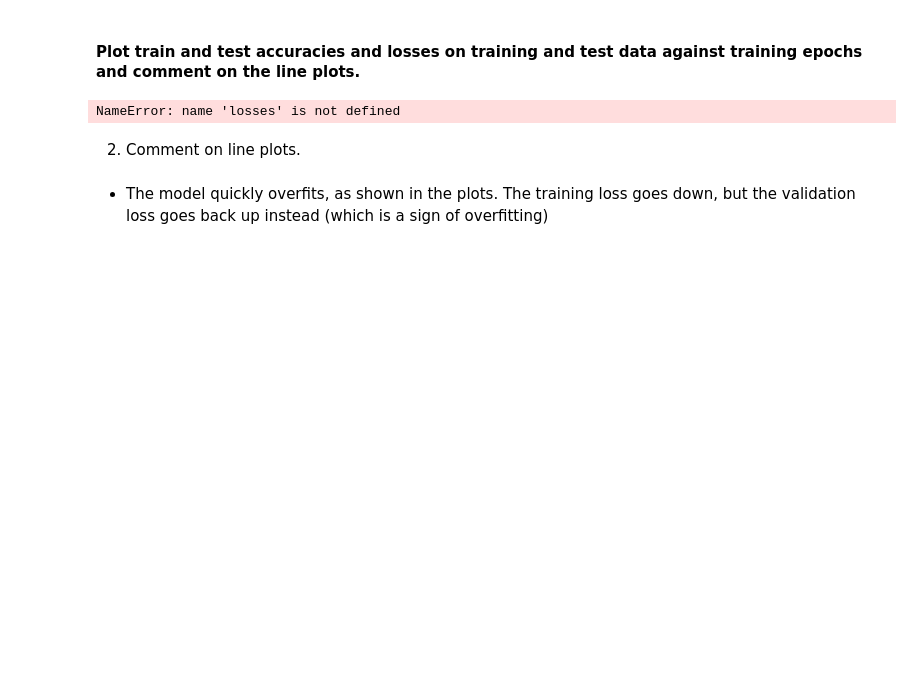
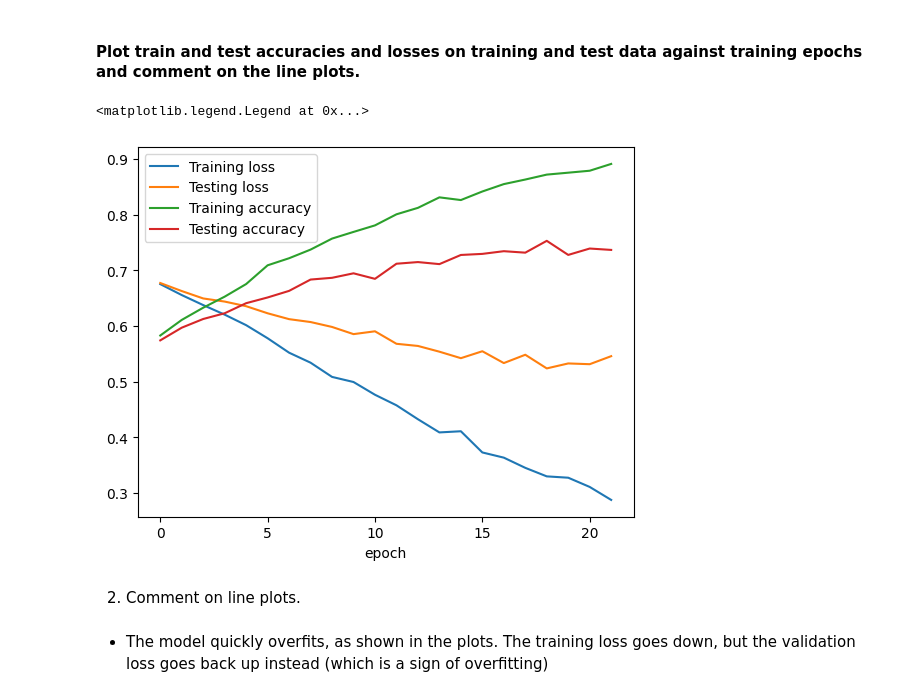
Before and after one commit to tohhongxiang123/CZ4042-Assignment, a Jupyter notebook: PartA_1.ipynb, the cells around one changed output. Drawn from its saved outputs; the diff is of its cells as text; code cells hidden in the pictures; blank space fills up the shorter version.

```diff
--- a/PartA_1.ipynb
+++ b/PartA_1.ipynb
@@ -34,20 +34,23 @@ set_seed()
 # %%
 class MLP(nn.Module):
     def __init__(self, no_features, no_hidden, no_labels):
-        super().__init__()
+        super(MLP, self).__init__()
         self.mlp_stack = nn.Sequential(
+            # input
             nn.Linear(no_features, no_hidden),
-            nn.ReLU(),
 
-            nn.Dropout(0.2),
             nn.Linear(no_hidden, no_hidden),
             nn.ReLU(),
+            nn.Dropout(0.2),
 
-            nn.Dropout(0.2),
             nn.Linear(no_hidden, no_hidden),
             nn.ReLU(),
+            nn.Dropout(0.2),
 
+            nn.Linear(no_hidden, no_hidden),
+            nn.ReLU(),
             nn.Dropout(0.2),
+
             nn.Linear(no_hidden, no_labels),
             nn.Sigmoid()
         )
@@ -125,7 +128,7 @@ loss_fn = nn.BCELoss()
 # %%
 from common_utils import EarlyStopper
 
-epochs = 100
+num_epochs = 100
 
 losses_train = []
 losses_test = []
@@ -135,14 +138,15 @@ accuracies_test = []
 
 early_stopper = EarlyStopper(patience=3)
 
-for i in range(epochs):
+for i in range(num_epochs):
     # prepare model for training
     model.train()
     for X_batch, y_batch in train_dataloader:
+        optimizer.zero_grad()
+
         y_pred = model(X_batch)
         loss = loss_fn(y_pred, y_batch)
 
-        optimizer.zero_grad()
         loss.backward()
         optimizer.step()
 
@@ -152,7 +156,7 @@ for i in range(epochs):
         overall_accuracy = []
 
         for X_batch, y_batch in train_dataloader:
-            y_pred = model.forward(X_batch)
+            y_pred = model(X_batch)
 
             accuracy = (y_pred.round() == y_batch).float().mean()
             accuracy = float(accuracy)
@@ -168,7 +172,7 @@ for i in range(epochs):
         overall_accuracy = []
 
         for X_batch, y_batch in test_dataloader:
-            y_pred = model.forward(X_batch)
+            y_pred = model(X_batch)
 
             accuracy = (y_pred.round() == y_batch).float().mean()
             accuracy = float(accuracy)
@@ -194,16 +199,16 @@ Early stop at epoch 19
 #### Plot train and test accuracies and losses on training and test data against training epochs and comment on the line plots.
 # %%
 # YOUR CODE HERE
-losses
 plt.plot(losses_train, label="Training loss")
 plt.plot(losses_test, label="Testing loss")
 plt.plot(accuracies_train, label="Training accuracy")
 plt.plot(accuracies_test, label="Testing accuracy")
 
 plt.xlabel("epoch")
 plt.legend()
 # %% [output]
-NameError: name 'losses' is not defined
+<matplotlib.legend.Legend at 0x...>
+[figure, added]
 # %% [markdown]
 2. Comment on line plots.
 # %% [markdown]
```
Also changed, not shown: parts of 1 cell of this notebook, 2 other files.
